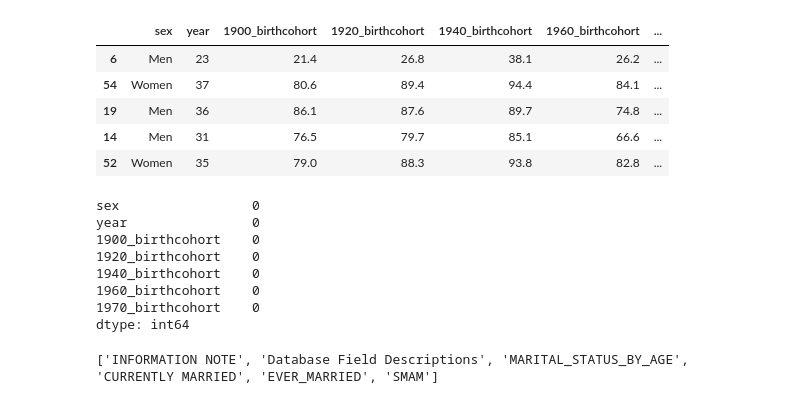
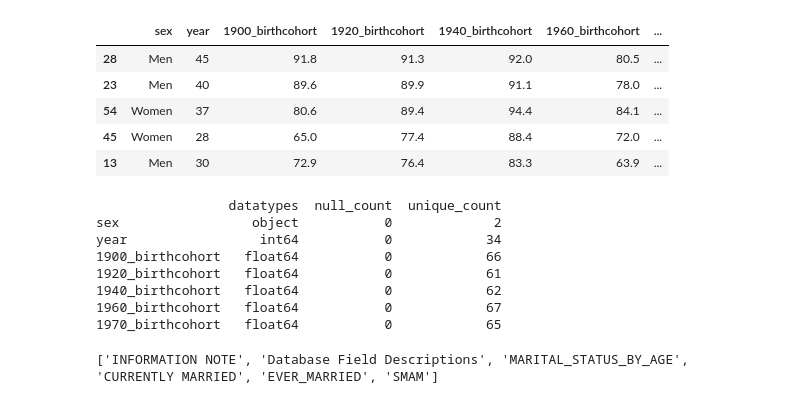
Before and after one commit to YkslB/marriage_statistics, a Jupyter notebook: scripts/Cleaning.ipynb, the cells around one changed output. Saved outputs shown, nothing was run; the diff lists cells and outputs as text; code cells hidden in the pictures.

```diff
--- a/scripts/Cleaning.ipynb
+++ b/scripts/Cleaning.ipynb
@@ -294,37 +408,43 @@ df_8.sample(5)
 # %%
 df_8 = df_8.drop(columns=['code','proportionsofmenorwomenwhohadevermarriedbyacertainagefor1980birthcohort',
     'proportionsofmenorwomenwhohadevermarriedbyacertainagefor1990birthcohort',
     'proportionsofmenorwomenwhohadevermarriedbyacertainagefor2000birthcohort'])
 
 df_8.rename(columns={
     "proportionsofmenorwomenwhohadevermarriedbyacertainagefor1900birthcohort": "1900_birthcohort",
     "proportionsofmenorwomenwhohadevermarriedbyacertainagefor1920birthcohort": "1920_birthcohort",
     "proportionsofmenorwomenwhohadevermarriedbyacertainagefor1940birthcohort": "1940_birthcohort",
     "proportionsofmenorwomenwhohadevermarriedbyacertainagefor1960birthcohort": "1960_birthcohort",
     "proportionsofmenorwomenwhohadevermarriedbyacertainagefor1970birthcohort": "1970_birthcohort",
     "entity": "sex"
 }, inplace=True)
 
 df_8.drop_duplicates(inplace=True)
+df_8.dropna(inplace=True)
 df_8.sample(5)
 # %% [output]
 |  | sex | year | 1900_birthcohort | 1920_birthcohort | 1940_birthcohort | 1960_birthcohort | ... |
-| 6 | Men | 23 | 21.4 | 26.8 | 38.1 | 26.2 | ... |
+| 28 | Men | 45 | 91.8 | 91.3 | 92.0 | 80.5 | ... |
+| 23 | Men | 40 | 89.6 | 89.9 | 91.1 | 78.0 | ... |
 | 54 | Women | 37 | 80.6 | 89.4 | 94.4 | 84.1 | ... |
-| 19 | Men | 36 | 86.1 | 87.6 | 89.7 | 74.8 | ... |
-| 14 | Men | 31 | 76.5 | 79.7 | 85.1 | 66.6 | ... |
-| 52 | Women | 35 | 79.0 | 88.3 | 93.8 | 82.8 | ... |
+| 45 | Women | 28 | 65.0 | 77.4 | 88.4 | 72.0 | ... |
+| 13 | Men | 30 | 72.9 | 76.4 | 83.3 | 63.9 | ... |
 # %%
-df_8.isnull().sum()
+df_info = pd.DataFrame({
+    'datatypes': df_8.dtypes,
+    'null_count': df_8.isnull().sum(),
+    'unique_count': df_8.nunique()
+})
+print(df_info)
 # %% [output]
-sex                 0
-year                0
-1900_birthcohort    0
-1920_birthcohort    0
-1940_birthcohort    0
-1960_birthcohort    0
-1970_birthcohort    0
-dtype: int64
+                 datatypes  null_count  unique_count
+sex                 object           0             2
+year                 int64           0            34
+1900_birthcohort   float64           0            66
+1920_birthcohort   float64           0            61
+1940_birthcohort   float64           0            62
+1960_birthcohort   float64           0            67
+1970_birthcohort   float64           0            65
 # %%
 #df_8.to_csv("cleaned_share-of-women-in-england-and-wales-who-have-ever-married-by-age.csv", index=False)
 # %%
```
Also changed, not shown: parts of 72 cells of this notebook, 2 other files.
